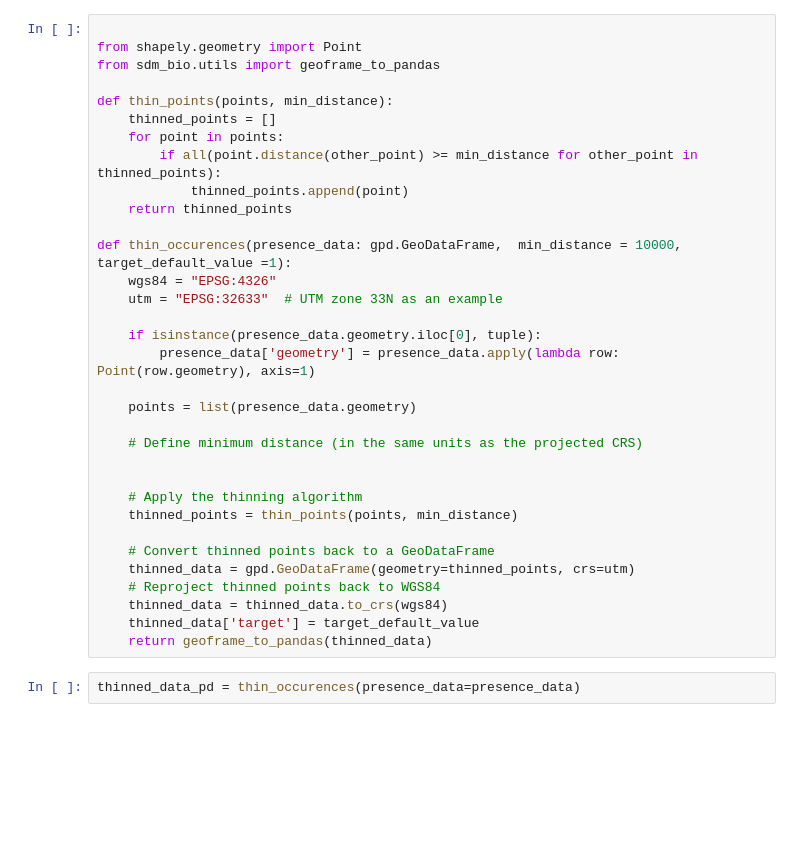
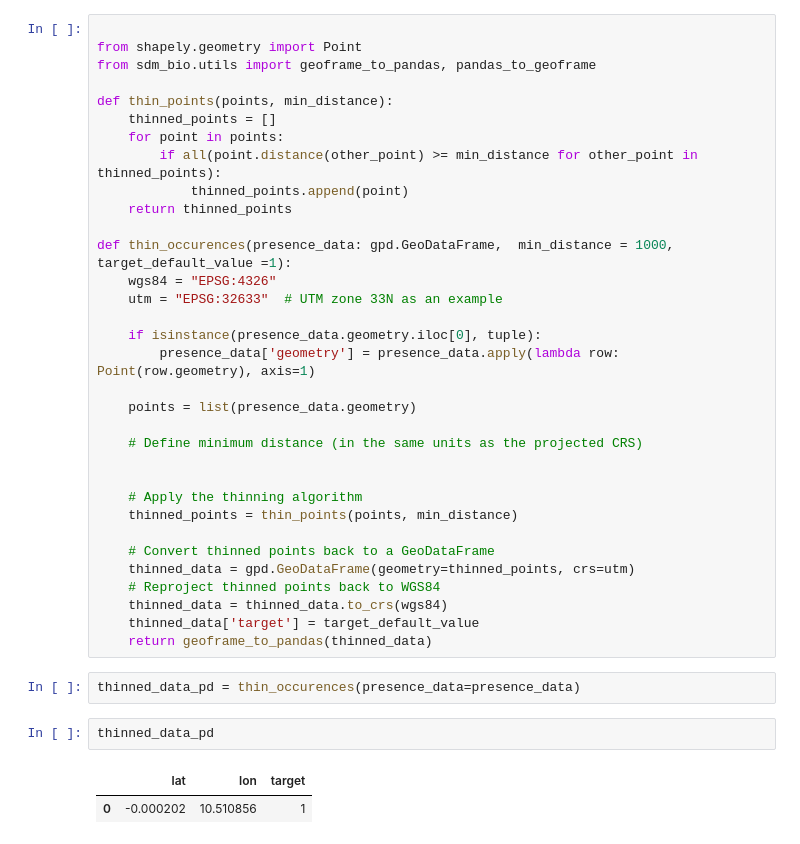
Before and after one commit to Marcelo-Kenji-Noda/sdm_bio_vinaceous-breasted-amazon, a Jupyter notebook: src/notebooks/removing_clustering.ipynb, the cells around one changed output. Drawn from its saved outputs; the diff is of its cells as text; blank space fills up the shorter version.

```diff
--- a/src/notebooks/removing_clustering.ipynb
+++ b/src/notebooks/removing_clustering.ipynb
@@ -7,7 +64,7 @@ presence_data = presence_data[presence_data['target'] == 1]
 # %%
 
 from shapely.geometry import Point
-from sdm_bio.utils import geoframe_to_pandas
+from sdm_bio.utils import geoframe_to_pandas, pandas_to_geoframe
 
 def thin_points(points, min_distance):
     thinned_points = []
@@ -16,7 +73,7 @@ def thin_points(points, min_distance):
             thinned_points.append(point)
     return thinned_points
 
-def thin_occurences(presence_data: gpd.GeoDataFrame,  min_distance = 10000, target_default_value =1):
+def thin_occurences(presence_data: gpd.GeoDataFrame,  min_distance = 1000, target_default_value =1):
     wgs84 = "EPSG:4326"
     utm = "EPSG:32633"  # UTM zone 33N as an example
 
@@ -39,3 +96,8 @@ def thin_occurences(presence_data: gpd.GeoDataFrame,  min_distance = 10000, targ
     return geoframe_to_pandas(thinned_data)
 # %%
 thinned_data_pd = thin_occurences(presence_data=presence_data)
+# %%
+thinned_data_pd
+# %% [output]
+|  | lat | lon | target |
+| 0 | -0.000202 | 10.510856 | 1 |
```
Also changed, not shown: parts of 4 cells of this notebook, 11 other files.
